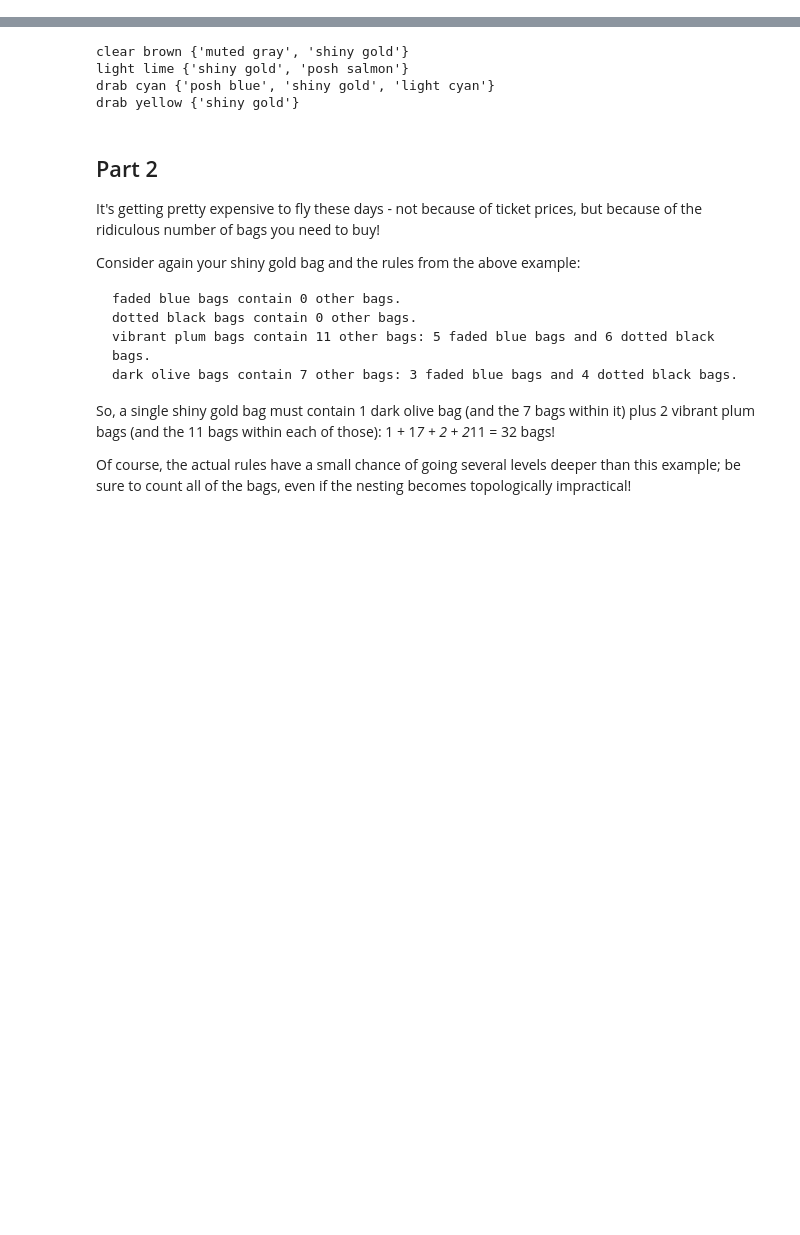
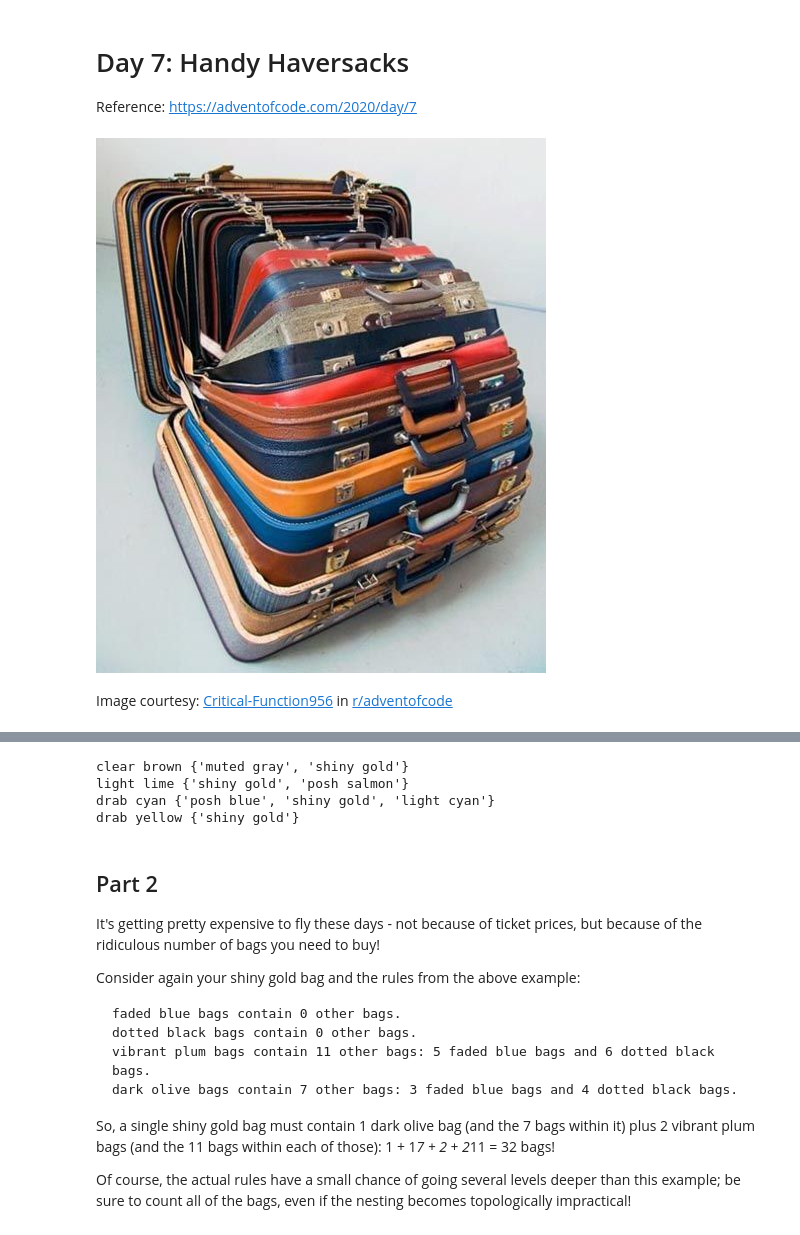
Before and after one commit to artdavis/adventofcode2020, a Jupyter notebook: day07/Handy_Haversacks.ipynb, the cells around one changed output, grey strips where cells are left out. Saved outputs shown, nothing was run; the diff lists cells and outputs as text; code cells hidden in the pictures; blank space fills up the shorter version.

Commit message:
Add image to Day 7 from r/adventofcode

```diff
--- a/day07/Handy_Haversacks.ipynb
+++ b/day07/Handy_Haversacks.ipynb
@@ -4 +5,12 @@ from IPython.core.debugger import set_trace as breakpt
+# %% [markdown]
+# Day 7: Handy Haversacks
+
+Reference: https://adventofcode.com/2020/day/7
+# %%
+Image('recur_suitcase.jpg')
+# %% [output]
+[figure, added]
+# %% [markdown]
+Image courtesy: [Critical-Function956](https://www.reddit.com/user/Critical-Function956/)
+in [r/adventofcode](https://www.reddit.com/r/adventofcode/comments/k8ccpz/shiny_gold/)
 # %% [markdown]
```
Also changed, not shown: parts of 2 cells of this notebook, 1 other file.
